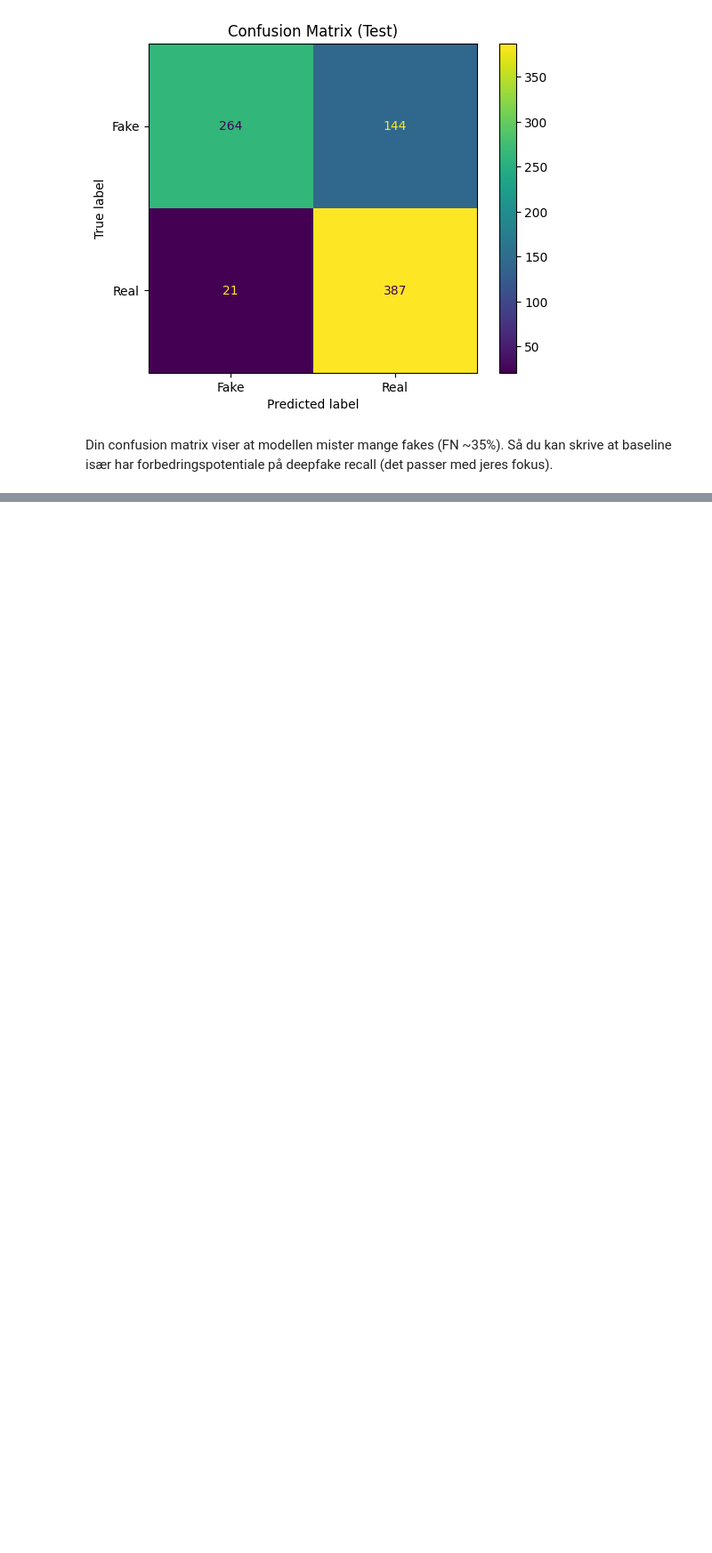
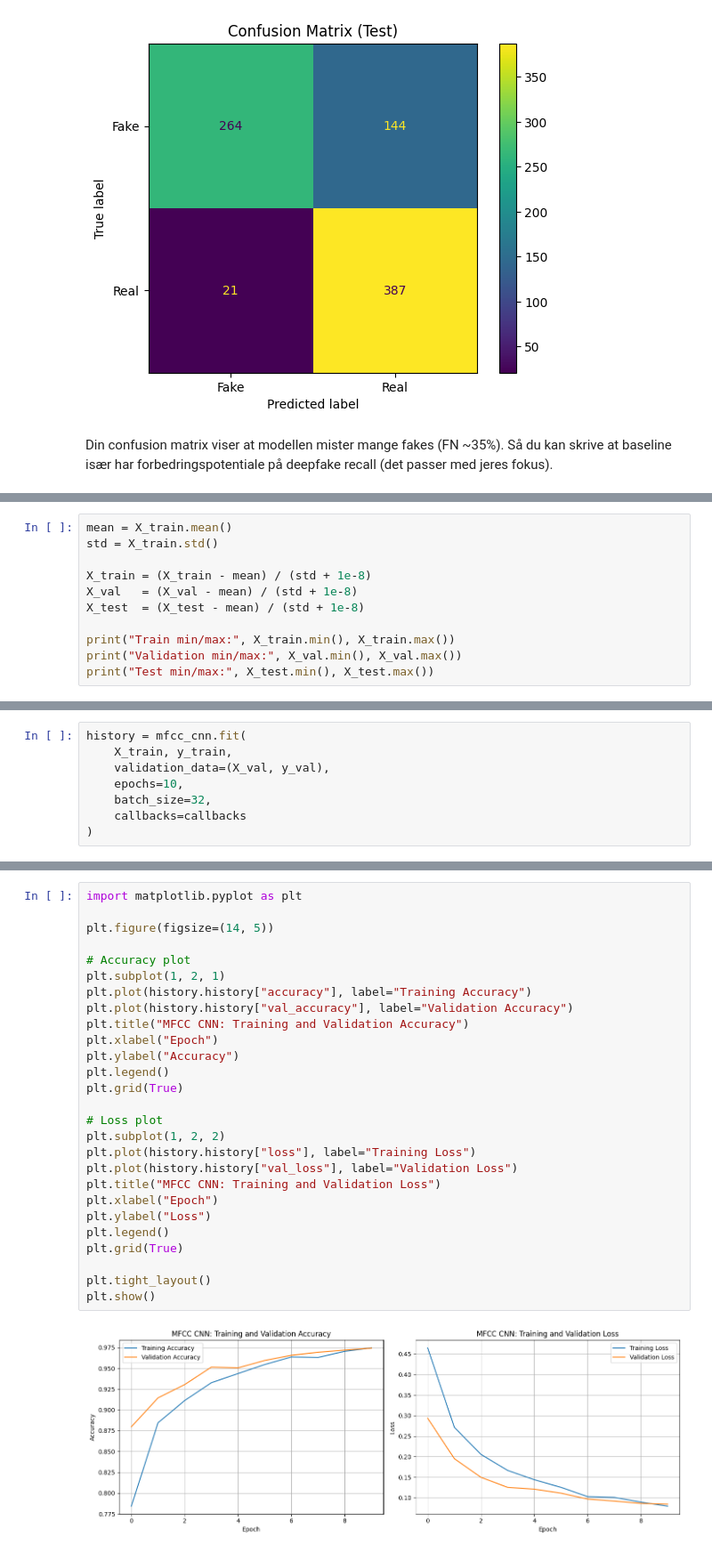
Before and after one commit to Mathildeholst/Speciale, a Jupyter notebook: Speciale_kode.ipynb, the cells around one changed output, grey strips where cells are left out. Shown at 89% size. Saved outputs shown, nothing was run; the diff lists cells and outputs as text; blank space fills up the shorter version.

```diff
--- a/Speciale_kode.ipynb
+++ b/Speciale_kode.ipynb
@@ -461,0 +1249,11 @@ Så du kan skrive at baseline især har forbedringspotentiale på deepfake recal
+# %%
+mean = X_train.mean()
+std = X_train.std()
+
+X_train = (X_train - mean) / (std + 1e-8)
+X_val   = (X_val - mean) / (std + 1e-8)
+X_test  = (X_test - mean) / (std + 1e-8)
+
+print("Train min/max:", X_train.min(), X_train.max())
+print("Validation min/max:", X_val.min(), X_val.max())
+print("Test min/max:", X_test.min(), X_test.max())
@@ -461,0 +1340,8 @@ Så du kan skrive at baseline især har forbedringspotentiale på deepfake recal
+# %%
+history = mfcc_cnn.fit(
+    X_train, y_train,
+    validation_data=(X_val, y_val),
+    epochs=10,
+    batch_size=32,
+    callbacks=callbacks
+)
@@ -461,0 +1366,29 @@ Så du kan skrive at baseline især har forbedringspotentiale på deepfake recal
+# %%
+import matplotlib.pyplot as plt
+
+plt.figure(figsize=(14, 5))
+
+# Accuracy plot
+plt.subplot(1, 2, 1)
+plt.plot(history.history["accuracy"], label="Training Accuracy")
+plt.plot(history.history["val_accuracy"], label="Validation Accuracy")
+plt.title("MFCC CNN: Training and Validation Accuracy")
+plt.xlabel("Epoch")
+plt.ylabel("Accuracy")
+plt.legend()
+plt.grid(True)
+
+# Loss plot
+plt.subplot(1, 2, 2)
+plt.plot(history.history["loss"], label="Training Loss")
+plt.plot(history.history["val_loss"], label="Validation Loss")
+plt.title("MFCC CNN: Training and Validation Loss")
+plt.xlabel("Epoch")
+plt.ylabel("Loss")
+plt.legend()
+plt.grid(True)
+
+plt.tight_layout()
+plt.show()
+# %% [output]
+[figure, added]
```
Also changed, not shown: parts of 58 cells of this notebook.
